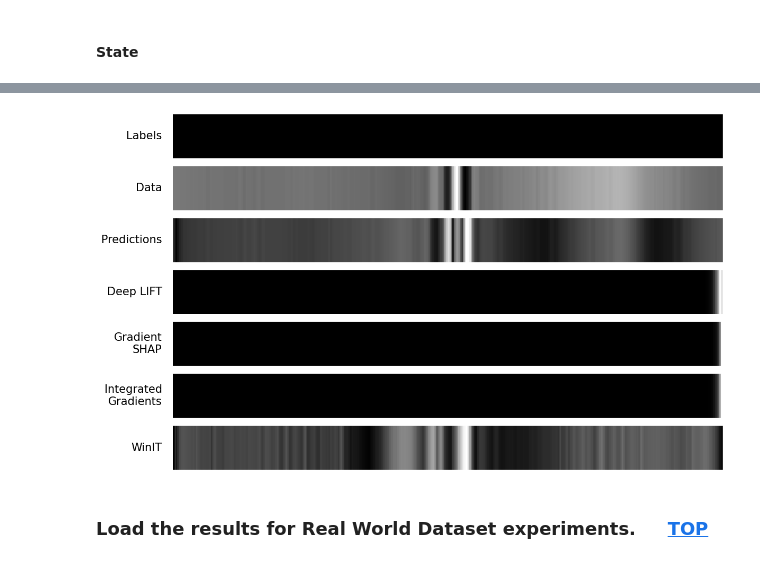
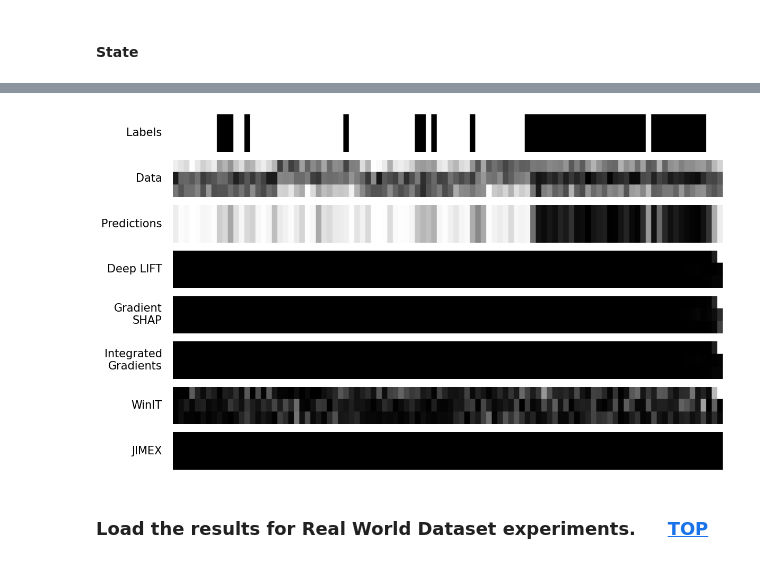
Before and after one commit to visriv/rambit, a Jupyter notebook: scripts/Reproduce.ipynb, the cells around one changed output, grey strips where cells are left out. Cells and saved outputs as stored; diff of their text form; code cells hidden in the pictures.

```diff
--- a/scripts/Reproduce.ipynb
+++ b/scripts/Reproduce.ipynb
@@ -212,8 +244,8 @@ plt.show()
 j = 0
 # sim = "spike_delay_2"
 # sim = "spike"
-sim = "state"
-# sim = "data_l2x"
+# sim = "state"
+sim = "switch"
 cv = 0
 
 extras = ['labels', 'data', f'preds_cv_{cv}', 'ground_truth_attributions']
@@ -224,15 +256,15 @@ explainers = ["deeplift",
             #   "fo", "afo",
             #   "fit",
               "winit_window_10_pd_usedatadist",
-              "biwinit_window_10_pd_usedatadist",
-              "jimex_num_samples_3_pd"]
+            #   "biwinit_window_10_pd_usedatadist",
+              "jimex_num_masks_3_window_size_10_num_samples_3_wt_bounds_1_4_pd_usedatadist"]
+
 explainer_names = ["Deep LIFT",
                    "Gradient\nSHAP",
                    "Integrated\nGradients",
                 #    "FO", "AFO",
                 #    "FIT",
                    "WinIT",
-                   "BiWinIT",
                    "JIMEx"]
 
 plt.close()
@@ -303,8 +295,8 @@ plt.show()
 import matplotlib.pyplot as plt
 from PIL import Image
 
-j = 7
-sim = "mitecg"
+j = 0
+sim = "simulated_switch"
 cv = 0
 
 extras = ['labels',
@@ -321,38 +313,40 @@ explainers = ["deeplift",
               "gradientshap",
               "ig",
             #   "fit",
-              "winit_window_10_pd"]
+              "winit_window_10_pd_usedatadist",
+              "jimex_num_masks_3_window_size_10_num_samples_3_wt_bounds_1_4_pd_usedatadist"]
 explainer_names = ["Deep LIFT",
                    "Gradient\nSHAP",
                    "Integrated\nGradients",
                 #    "FIT",
-                   "WinIT"]
+                   "WinIT",
+                   "JIMEX"]
 
 fig, ax = plt.subplots(len(extras)+len(explainers), 1, figsize=(12, 7), sharex=True)
 
 for i, (extra, extra_name) in enumerate(zip(extras, extra_names)):
     ax[i].axis('off')
     fn = f"../plots/gru1layer/{sim}/{extra}_{j}.png"
     img = Image.open(fn)
     # Plot with explicit extent [0,1] on x and y
     ax[i].imshow(img, aspect='auto', extent=[0,1,0,1])
     ax[i].text(-0.02, 0.5, extra_name, ha='right', va='center', fontsize=15)
     ax[i].set_xlim(0,1)
     ax[i].set_ylim(0,1)
 
 for k, (explainer, explainer_name) in enumerate(zip(explainers, explainer_names), start=len(extras)):
     ax[k].axis('off')
     fn = f"../plots/gru1layer/{sim}/{explainer}_mean_cv_{cv}_attributions_{j}.png"
     img = Image.open(fn)
     ax[k].imshow(img, aspect='auto', extent=[0,1,0,1])
     ax[k].text(-0.02, 0.5, explainer_name, ha='right', va='center', fontsize=15)
     ax[k].set_xlim(0,1)
     ax[k].set_ylim(0,1)
 
 plt.tight_layout()
 plt.show()
 # %% [output]
-[figure, old version]
+[figure, new version]
 # %% [markdown]
 ### Load the results for Real World Dataset experiments. <a class="anchor" id="bullet4"></a>$\quad$ [TOP](#bullet0)
 # %%
```
Also changed, not shown: parts of 24 cells of this notebook, 12 other files.
